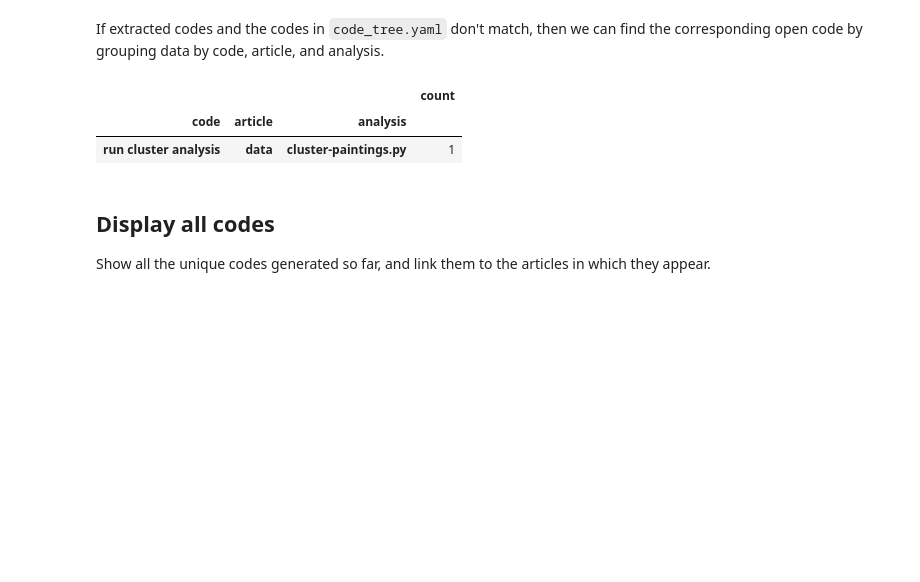
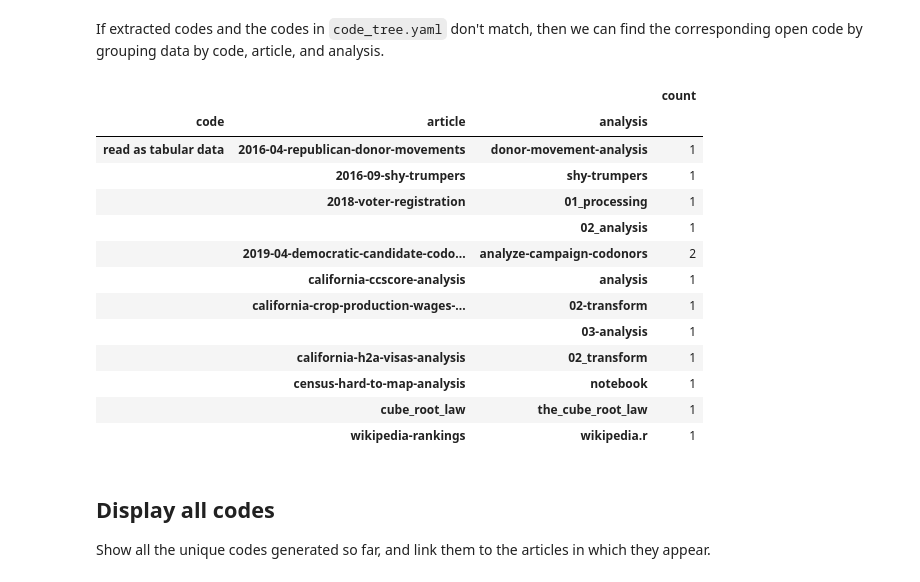
Before and after one commit to steve-kasica/table-scraps, a Jupyter notebook: codebook.ipynb, the cells around one changed output. Saved outputs shown, nothing was run; the diff lists cells and outputs as text; code cells hidden in the pictures; blank space fills up the shorter version.

```diff
--- a/codebook.ipynb
+++ b/codebook.ipynb
@@ -185,16 +143,27 @@ Codes in `code_tree.yaml` but not in `*.html.pdf`:
 # %% [markdown]
 If extracted codes and the codes in `code_tree.yaml` don't match, then we can find the corresponding open code by grouping data by code, article, and analysis.
 # %%
-needles = []
+needles = ['read as tabular data']
 
 data[data.code.isin([n.lower() for n in needles ])] \
     .groupby(['code', 'article', 'analysis']) \
     ['analysis'].count() \
     .to_frame('count')
 # %% [output]
 |  |  |  | count |
 | code | article | analysis |  |
-| run cluster analysis | data | cluster-paintings.py | 1 |
+| read as tabular data | 2016-04-republican-donor-movements | donor-movement-analysis | 1 |
+|  | 2016-09-shy-trumpers | shy-trumpers | 1 |
+|  | 2018-voter-registration | 01_processing | 1 |
+|  |  | 02_analysis | 1 |
+|  | 2019-04-democratic-candidate-codo... | analyze-campaign-codonors | 2 |
+|  | california-ccscore-analysis | analysis | 1 |
+|  | california-crop-production-wages-... | 02-transform | 1 |
+|  |  | 03-analysis | 1 |
+|  | california-h2a-visas-analysis | 02_transform | 1 |
+|  | census-hard-to-map-analysis | notebook | 1 |
+|  | cube_root_law | the_cube_root_law | 1 |
+|  | wikipedia-rankings | wikipedia.r | 1 |
 # %% [markdown]
 ## Display all codes
 
```
Also changed, not shown: parts of 15 cells of this notebook, 4 other files.
